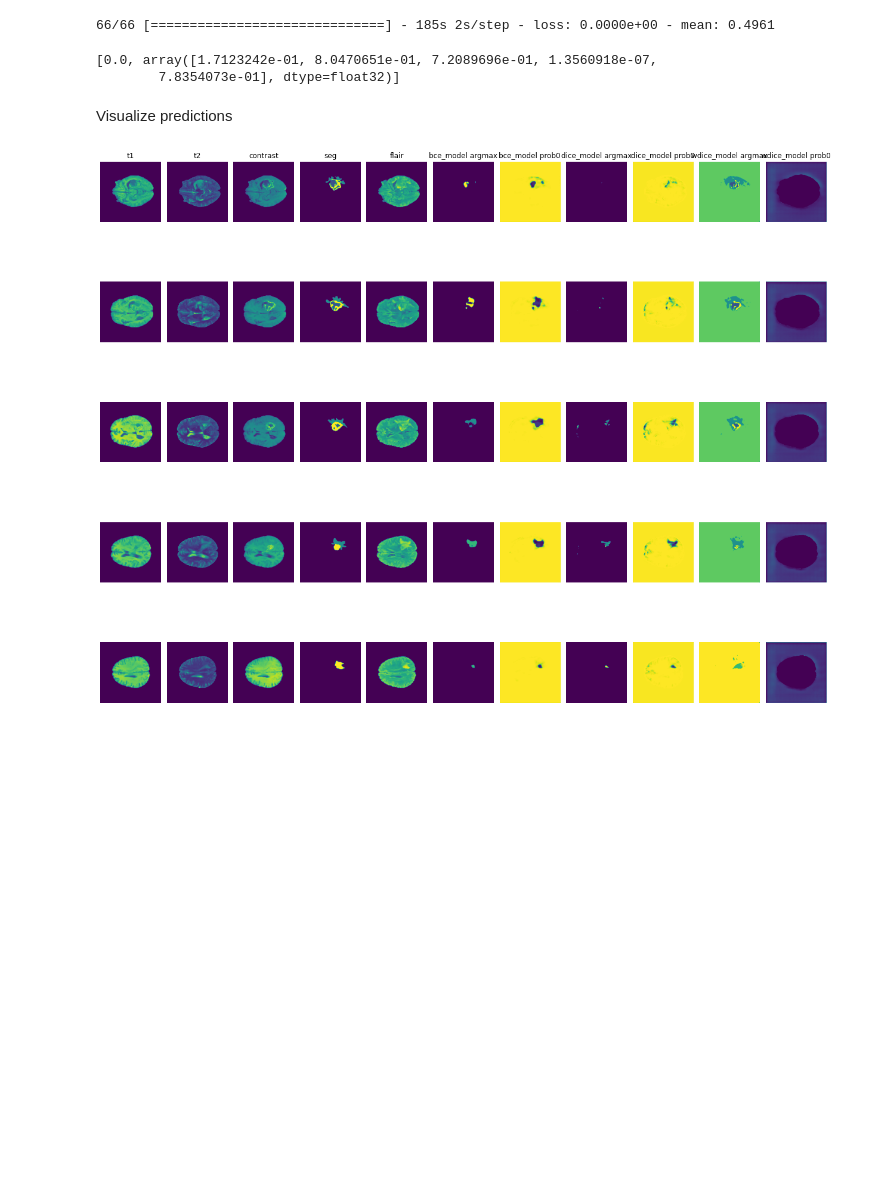
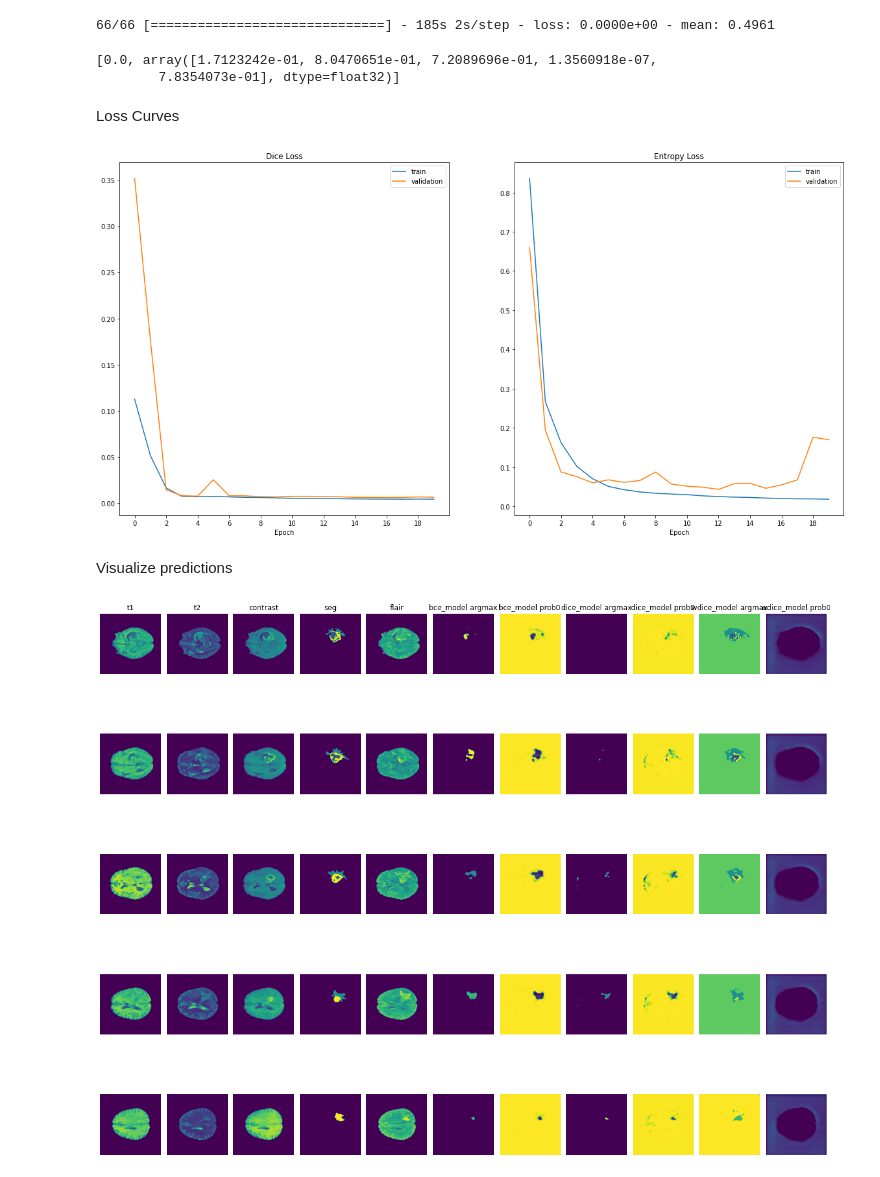
Before and after one commit to FR-Schwartz/IDS705_Team10, a Jupyter notebook: 10_code/Model_viz.ipynb, the cells around one changed output. Cells and saved outputs as stored; diff of their text form; code cells hidden in the pictures; blank space fills up the shorter version.

Commit message:
Report changes, loss curves

```diff
--- a/10_code/Model_viz.ipynb
+++ b/10_code/Model_viz.ipynb
@@ -157,6 +165,31 @@ models_list['wdice'].evaluate(test_dataset.batch(4))
 66/66 [==============================] - 185s 2s/step - loss: 0.0000e+00 - mean: 0.4961
 [0.0, array([1.7123242e-01, 8.0470651e-01, 7.2089696e-01, 1.3560918e-07,
         7.8354073e-01], dtype=float32)]
+# %% [markdown]
+Loss Curves
+# %%
+dice_train_loss = [0.1125,0.0513,0.0164,0.0072,0.0067,0.0072,0.0066,0.0061,0.0060,0.0055,0.0051,0.0048,0.0049,0.0046,0.0044,0.0043,0.0042,0.0041,0.0043,0.0041,]
+dice_val_loss = [0.3516,0.1768,0.0143,0.0079,0.0074,0.0252,0.0078,0.0078,0.0068,0.0066,0.0072,0.0072,0.0070,0.0067,0.0061,0.0060,0.0059,0.0060,0.0066,0.0062,]
+
+entropy_train_loss = [0.8357,0.2668,0.1623,0.1022,0.0707,0.0512,0.0428,0.0371,0.0338,0.0317,0.0301,0.0272,0.0253,0.0239,0.0230,0.0215,0.0203,0.0196,0.0193,0.0186,]
+entropy_val_loss = [0.6596,0.1944,0.0877,0.0760,0.0603,0.0679,0.0615,0.0662,0.0877,0.0572,0.0516,0.0492,0.0436,0.0583,0.0589,0.0464,0.0551,0.0677,0.1766,0.1701,]
+
+fig,ax= plt.subplots(1,2, figsize=(20,10))
+ax[0].plot(range(20),dice_train_loss, label="train")
+ax[0].plot(range(20),dice_val_loss, label="validation")
+ax[1].plot(range(20),entropy_train_loss, label="train")
+ax[1].plot(range(20),entropy_val_loss, label="validation")
+ax[0].set_title("Dice Loss")
+ax[1].set_title("Entropy Loss")
+ax[0].legend()
+ax[1].legend()
+ax[0].set_xlabel("Epoch")
+ax[1].set_xlabel("Epoch")
+ax[0].set_xticks(range(0,20,2))
+ax[1].set_xticks(range(0,20,2))
+None
+# %% [output]
+[figure, added]
 # %% [markdown]
 Visualize predictions
 # %%
```
Also changed, not shown: parts of 1 cell of this notebook, 1 other file.
